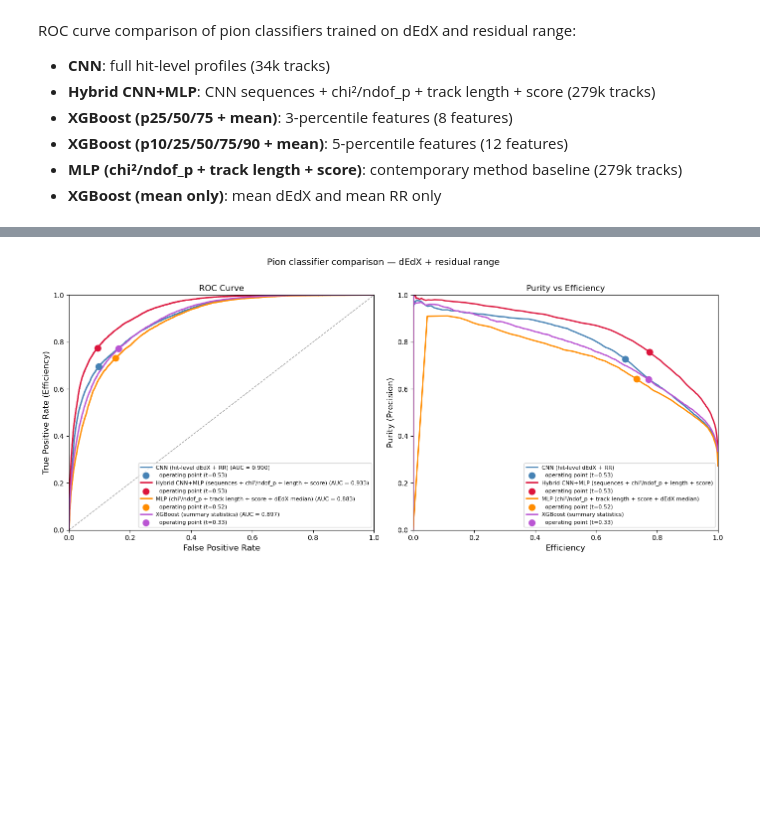
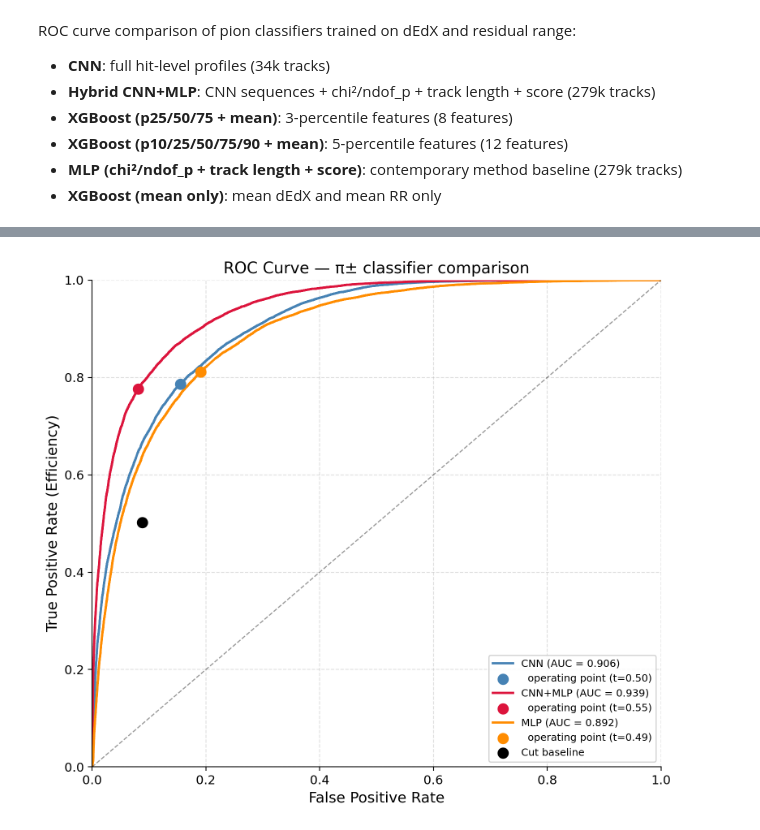
Before and after one commit to Will-Fahie/PDSP-pion-classification, a Jupyter notebook: notebooks/model-comparison.ipynb, the cells around one changed output, grey strips where cells are left out. Saved outputs shown, nothing was run; the diff lists cells and outputs as text; code cells hidden in the pictures; blank space fills up the shorter version.

```diff
--- a/notebooks/model-comparison.ipynb
+++ b/notebooks/model-comparison.ipynb
@@ -24,12 +24,11 @@ def load_results(path):
     with open(path, 'rb') as f:
         return pickle.load(f)
 
-cnn      = load_results('results/cnn_hit_level.pkl')
+mlp      = load_results('results/mlp_summary.pkl')
+cnn      = load_results('results/cnn_dEdX_only.pkl')
 hybrid   = load_results('results/hybrid_cnn_mlp.pkl')
-mlp      = load_results('results/mlp_summary.pkl')
-xgb_mean = load_results('results/xgb_summary.pkl')
 
-for r in [cnn, hybrid, mlp, xgb_mean]:
+for r in [mlp, cnn, hybrid]:
     print(f"{r['model_name']}")
     print(f"  AUC: {r['auc']:.3f}  |  Purity: {100*r['purity']:.1f}%  |  Efficiency: {100*r['efficiency']:.1f}%")
 # %% [output]
@@ -44,61 +41,46 @@ XGBoost (summary statistics)
 # %%
-models = [cnn, hybrid, mlp, xgb_mean]
-colors  = ['steelblue', 'crimson', 'darkorange', 'mediumorchid', 'forestgreen', 'seagreen']
+models = [cnn, hybrid, mlp]
+names  = ['CNN', 'CNN+MLP', 'MLP']
+colors = ['steelblue', 'crimson', 'darkorange']
 
-fig, axes = plt.subplots(1, 2, figsize=(14, 6))
+fig, ax = plt.subplots(figsize=(8, 7), dpi=200)
 
-for r, color in zip(models, colors):
-    # --- ROC curve ---
-    fpr, tpr, _ = roc_curve(r['labels'], r['probs'])
-    roc_auc = auc(fpr, tpr)
-    axes[0].plot(fpr, tpr, color=color, lw=2,
-                 label=f"{r['model_name']} (AUC = {roc_auc:.3f})")
+for r, color, name in zip(models, colors, names):
+      fpr, tpr, _ = roc_curve(r['labels'], r['probs'])
+      roc_auc = auc(fpr, tpr)
+      ax.plot(fpr, tpr, color=color, lw=2,
+              label=f"{name} (AUC = {roc_auc:.3f})")
 
-    # --- Purity vs Efficiency curve ---
-    thresholds = np.linspace(0.01, 0.99, 200)
-    purities, efficiencies = [], []
-    for t in thresholds:
-        preds = (r['probs'] >= t).astype(int)
-        tp = np.sum((preds == 1) & (r['labels'] == 1))
-        fp = np.sum((preds == 1) & (r['labels'] == 0))
-        fn = np.sum((preds == 0) & (r['labels'] == 1))
-        pur = tp / (tp + fp) if (tp + fp) > 0 else 0
-        eff = tp / (tp + fn) if (tp + fn) > 0 else 0
-        purities.append(pur)
-        efficiencies.append(eff)
-    axes[1].plot(efficiencies, purities, color=color, lw=2, label=r['model_name'])
+      preds = (r['probs'] >= r['threshold']).astype(int)
+      tp = np.sum((preds == 1) & (r['labels'] == 1))
+      fp = np.sum((preds == 1) & (r['labels'] == 0))
+      fn = np.sum((preds == 0) & (r['labels'] == 1))
+      tn = np.sum((preds == 0) & (r['labels'] == 0))
+      tpr_op = tp / (tp + fn)
+      fpr_op = fp / (fp + tn)
+      ax.scatter(fpr_op, tpr_op, color=color, marker='o', s=80, zorder=5,
+                 label=f'  operating point (t={r["threshold"]:.2f})')
 
-    # --- Operating points ---
-    preds = (r['probs'] >= r['threshold']).astype(int)
-    tp = np.sum((preds == 1) & (r['labels'] == 1))
-    fp = np.sum((preds == 1) & (r['labels'] == 0))
-    fn = np.sum((preds == 0) & (r['labels'] == 1))
-    tn = np.sum((preds == 0) & (r['labels'] == 0))
-    tpr_op = tp / (tp + fn)
-    fpr_op = fp / (fp + tn)
-    pur_op = tp / (tp + fp)
-    axes[0].scatter(fpr_op, tpr_op, color=color, marker='o', s=80, zorder=5,
-                    label=f'  operating point (t={r["threshold"]:.2f})')
-    axes[1].scatter(tpr_op, pur_op, color=color, marker='o', s=80, zorder=5,
-                    label=f'  operating point (t={r["threshold"]:.2f})')
+# Cut-based selection
+tpr_cut = 0.502
+fpr_cut = 0.088
 
-axes[0].plot([0, 1], [0, 1], 'k--', alpha=0.4, lw=1)
-axes[0].set_xlabel('False Positive Rate', fontsize=12)
-axes[0].set_ylabel('True Positive Rate (Efficiency)', fontsize=12)
-axes[0].set_title('ROC Curve', fontsize=12)
-axes[0].legend(fontsize=8)
-axes[0].set_xlim([0, 1])
-axes[0].set_ylim([0, 1])
+ax.scatter(fpr_cut, tpr_cut, color='black', marker='o', s=80, zorder=6,
+            label='Cut baseline')
 
-axes[1].set_xlabel('Efficiency', fontsize=12)
-axes[1].set_ylabel('Purity (Precision)', fontsize=12)
-axes[1].set_title('Purity vs Efficiency', fontsize=12)
-axes[1].legend(fontsize=8)
-axes[1].set_xlim([0, 1])
-axes[1].set_ylim([0, 1])
+ax.plot([0, 1], [0, 1], 'k--', alpha=0.4, lw=1)
+ax.set_xlabel('False Positive Rate', fontsize=13)
+ax.set_ylabel('True Positive Rate (Efficiency)', fontsize=13)
+ax.set_title('ROC Curve — π± classifier comparison', fontsize=14)
+ax.legend(fontsize=9, framealpha=0.9)
+ax.tick_params(labelsize=11)
+ax.set_xlim([0, 1])
+ax.set_ylim([0, 1])
+ax.grid(True, linestyle='--', alpha=0.4)
+ax.spines['top'].set_visible(False)
+ax.spines['right'].set_visible(False)
 
-plt.suptitle('Pion classifier comparison — dEdX + residual range', fontsize=13, y=1.01)
 plt.tight_layout()
 plt.show()
 # %% [output]
-[figure, old version]
+[figure, new version]
```
Also changed, not shown: parts of 1 cell of this notebook, 14 other files.
